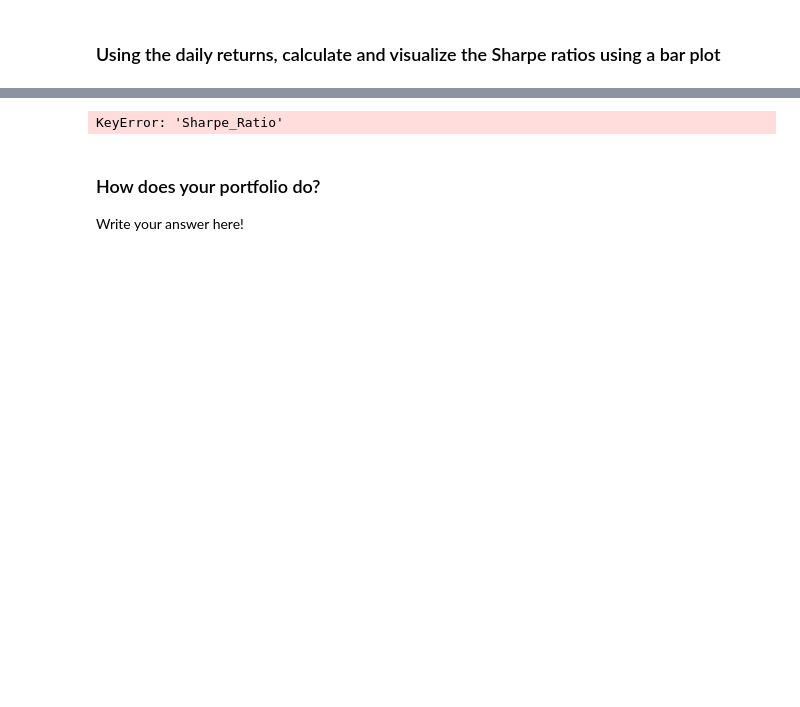
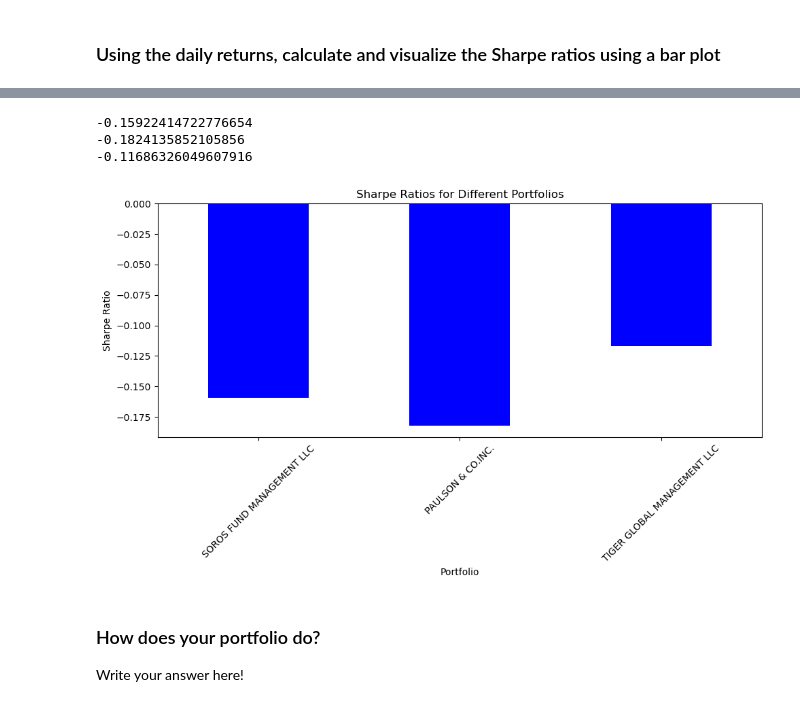
Before and after one commit to Kay-bot/A-Whale-Off-the-Portfolio, a Jupyter notebook: whale_analysis.ipynb, the cells around one changed output, grey strips where cells are left out. Drawn from its saved outputs; the diff is of its cells as text; code cells hidden in the pictures; blank space fills up the shorter version.

```diff
--- a/whale_analysis.ipynb
+++ b/whale_analysis.ipynb
@@ -1058,16 +1065,50 @@ Annualized Sharpe Ratio: -0.18
+# %%
+# Calculate Annualized Sharpe Ratios
+risk_free_rate = 0.02
+
+# Define the number of trading days in a year
+trading_days_per_year = 252
+
+# Calculate the mean returns and standard deviation of returns for each portfolio
+SOROS_mean_return = whale_returns['SOROS FUND MANAGEMENT LLC'].mean()
+PAULSON_mean_return = whale_returns['PAULSON & CO.INC.'].mean()
+TIGER_mean_return = whale_returns['TIGER GLOBAL MANAGEMENT LLC'].mean()
+
+SOROS_std_dev = whale_returns['SOROS FUND MANAGEMENT LLC'].std()
+PAULSON_std_dev = whale_returns['PAULSON & CO.INC.'].std()
+TIGER_std_dev = whale_returns['TIGER GLOBAL MANAGEMENT LLC'].std()
+
+# Calculate the Sharpe Ratios
+SOROS_sharpe_ratio = (SOROS_mean_return - risk_free_rate) / (SOROS_std_dev * np.sqrt(trading_days_per_year))
+PAULSON_ratio = (PAULSON_mean_return - risk_free_rate) / (PAULSON_std_dev * np.sqrt(trading_days_per_year))
+TIGER_sharpe_ratio = (TIGER_mean_return - risk_free_rate) / (TIGER_std_dev * np.sqrt(trading_days_per_year))
+
+print(SOROS_sharpe_ratio)
+print(PAULSON_ratio)
+print(TIGER_sharpe_ratio)
+# %% [output]
+-0.15922414722776654
+-0.1824135852105856
+-0.11686326049607916
 # %%
 # Visualize the sharpe ratios as a bar plot
-whale_returns.sort_values(by='Sharpe_Ratio', ascending=False, inplace=True)
+my_portfolio_sharpe_ratios = pd.Series({
+    'SOROS FUND MANAGEMENT LLC': SOROS_sharpe_ratio,
+    'PAULSON & CO.INC.':PAULSON_ratio,
+    'TIGER GLOBAL MANAGEMENT LLC': TIGER_sharpe_ratio,
+})
+
+# Create a bar plot
 plt.figure(figsize=(10, 6))
-plt.bar(whale_returns['custom portfolio'], whale_returns['Sharpe_Ratio'], color='skyblue')
-plt.title('Sharpe Ratios of Different Assets')
-plt.xlabel('custom portfolio')
+my_portfolio_sharpe_ratios.plot(kind='bar', color='blue')
+plt.title('Sharpe Ratios for Different Portfolios')
+plt.xlabel('Portfolio')
 plt.ylabel('Sharpe Ratio')
 plt.xticks(rotation=45)
 plt.tight_layout()
 plt.show()
 # %% [output]
-KeyError: 'Sharpe_Ratio'
+[figure, added]
 # %% [markdown]
 ### How does your portfolio do?
 
```
Also changed, not shown: parts of 7 cells of this notebook.
